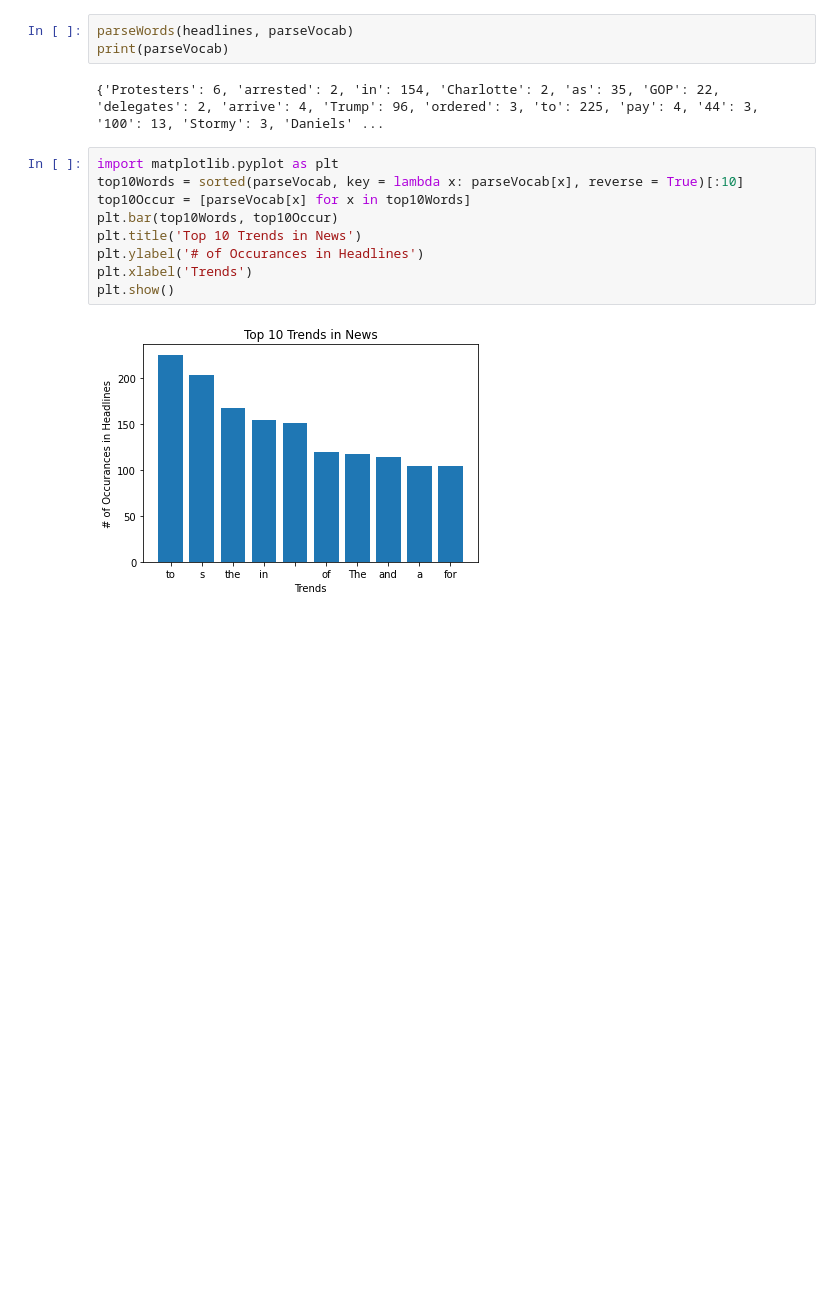
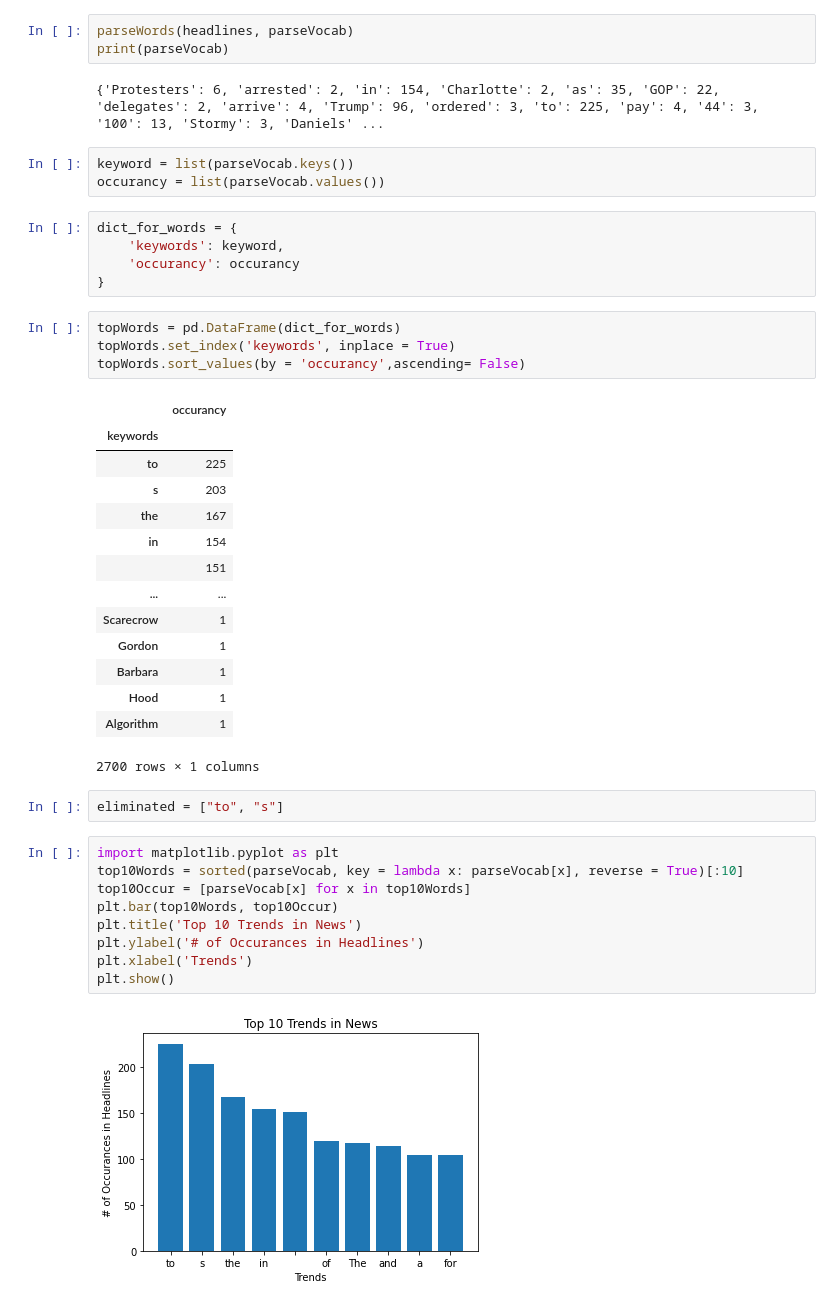
Before and after one commit to ykim879/whats.todays.trend, a Jupyter notebook: news_analyzer.ipynb, the cells around one changed output. Drawn from its saved outputs; the diff is of its cells as text; blank space fills up the shorter version.

```diff
--- a/news_analyzer.ipynb
+++ b/news_analyzer.ipynb
@@ -78,6 +78,35 @@ parseWords(headlines, parseVocab)
 print(parseVocab)
 # %% [output]
 {'Protesters': 6, 'arrested': 2, 'in': 154, 'Charlotte': 2, 'as': 35, 'GOP': 22, 'delegates': 2, 'arrive': 4, 'Trump': 96, 'ordered': 3, 'to': 225, 'pay': 4, '44': 3, '100': 13, 'Stormy': 3, 'Daniels' ...
+# %%
+keyword = list(parseVocab.keys())
+occurancy = list(parseVocab.values())
+# %%
+dict_for_words = {
+    'keywords': keyword,
+    'occurancy': occurancy
+}
+# %%
+topWords = pd.DataFrame(dict_for_words)
+topWords.set_index('keywords', inplace = True)
+topWords.sort_values(by = 'occurancy',ascending= False)
+# %% [output]
+|  | occurancy |
+| keywords |  |
+| to | 225 |
+| s | 203 |
+| the | 167 |
+| in | 154 |
+|  | 151 |
+| ... | ... |
+| Scarecrow | 1 |
+| Gordon | 1 |
+| Barbara | 1 |
+| Hood | 1 |
+| Algorithm | 1 |
+2700 rows × 1 columns
+# %%
+eliminated = ["to", "s"]
 # %%
 import matplotlib.pyplot as plt
 top10Words = sorted(parseVocab, key = lambda x: parseVocab[x], reverse = True)[:10]
```
